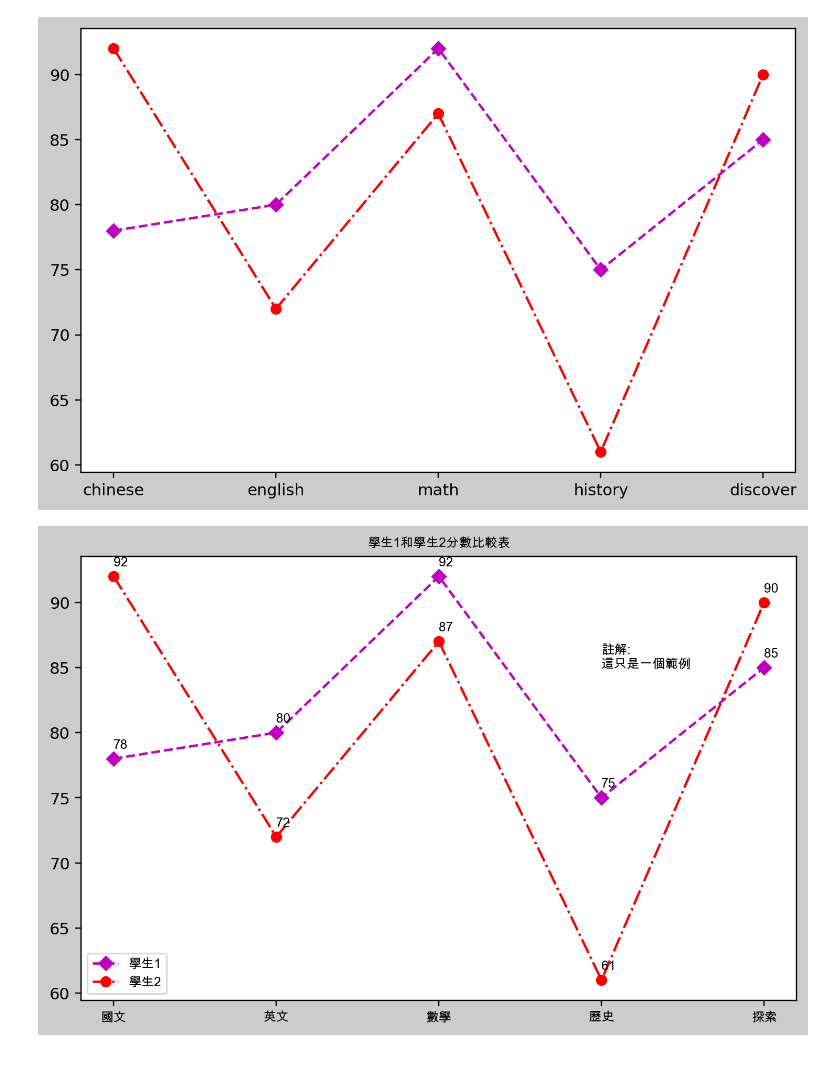
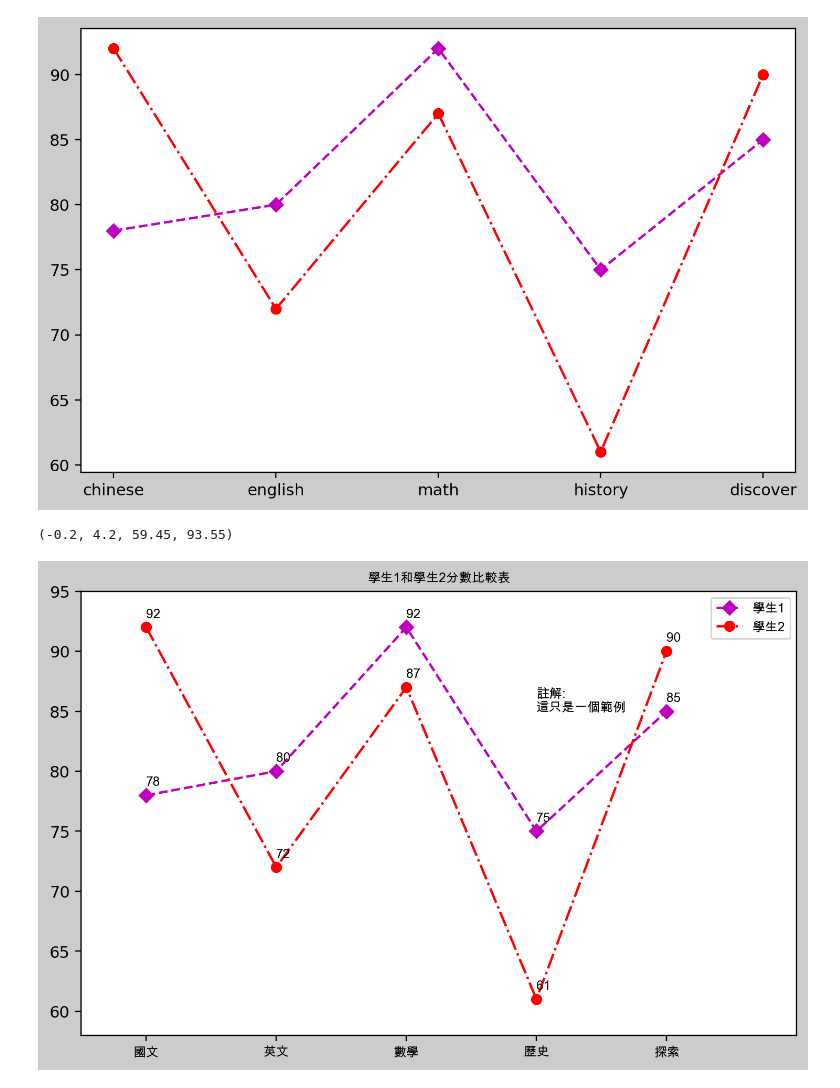
Before and after one commit to roberthsu2003/python, a Jupyter notebook: 上課用目錄/python813/lesson12.ipynb, the cells around one changed output. Saved outputs shown, nothing was run; the diff lists cells and outputs as text; code cells hidden in the pictures.

```diff
--- a/上課用目錄/python813/lesson12.ipynb
+++ b/上課用目錄/python813/lesson12.ipynb
@@ -67,24 +67,27 @@ plt.show()
 # %%
 #中文的解決方法
 import matplotlib.pyplot as plt
 from matplotlib.font_manager import FontProperties
 
 font=FontProperties(fname='/Library/Fonts/Arial Unicode.ttf',size=8)
 #window font=FontProperties(fname=r'c:\windows\fonts\simsun.ttc',size=8)
 
 subject = ['國文','英文','數學','歷史','探索']
 figure = plt.figure(figsize=(8,5),dpi=220,facecolor='#cccccc')
 axes = figure.add_subplot()
 axes.plot(subject,student1_score,'m--D')
 axes.plot(subject,student2_score,'r-.o')
 axes.set_xticklabels(subject,fontproperties=font)
 axes.set_title("學生1和學生2分數比較表",fontproperties=font)
 axes.legend(['學生1','學生2'],prop=font)
 for i in range(len(subject)):
     axes.annotate(str(student1_score[i]),(i,student1_score[i]+0.8),fontproperties=font)
     axes.annotate(str(student2_score[i]),(i,student2_score[i]+0.8),fontproperties=font)
 
 axes.annotate("註解:\n這只是一個範例",(3,85),fontproperties=font)
+print(axes.axis())
+axes.axis(xmin=-0.5,xmax=5,ymin=58,ymax=95)
 plt.show()
 # %% [output]
+(-0.2, 4.2, 59.45, 93.55)
-[figure, old version]
+[figure, new version]
```
